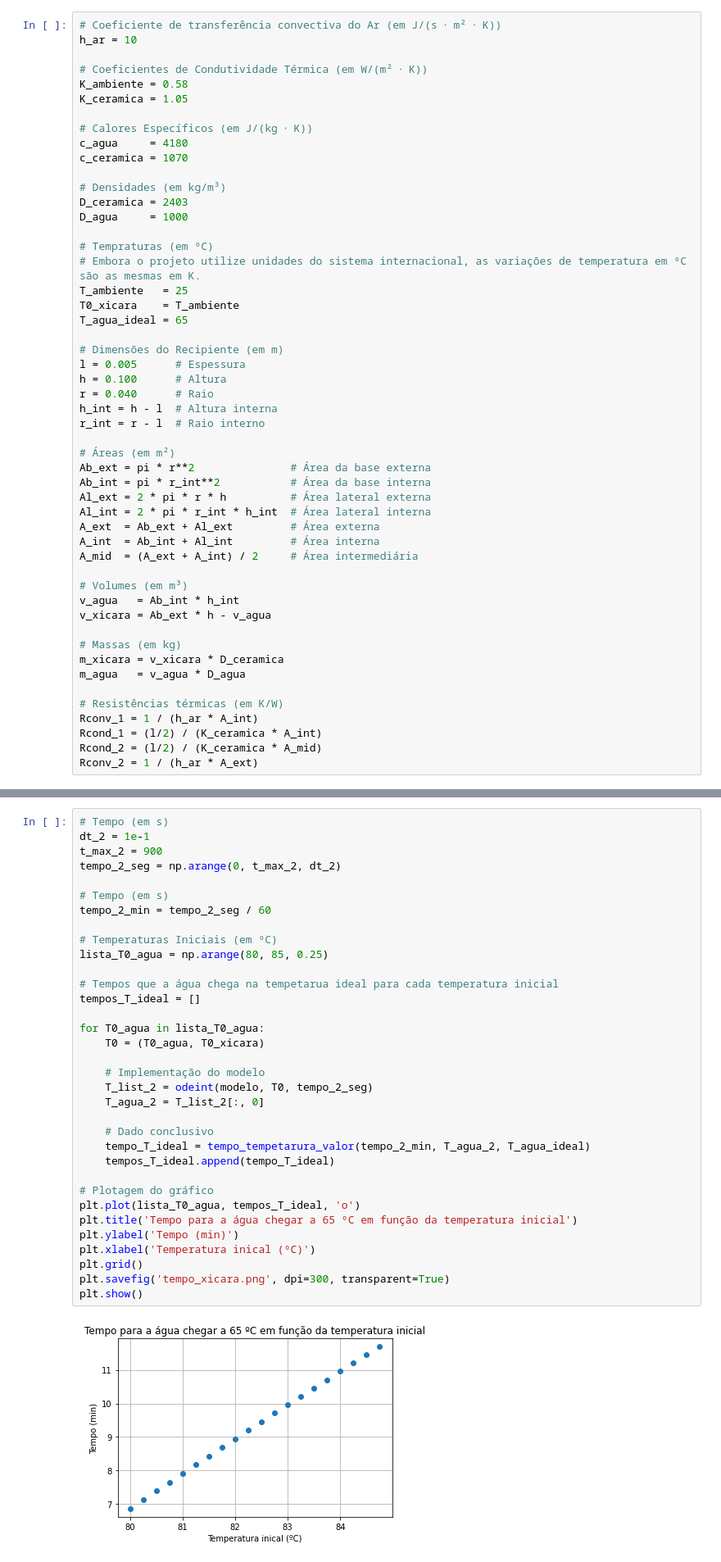
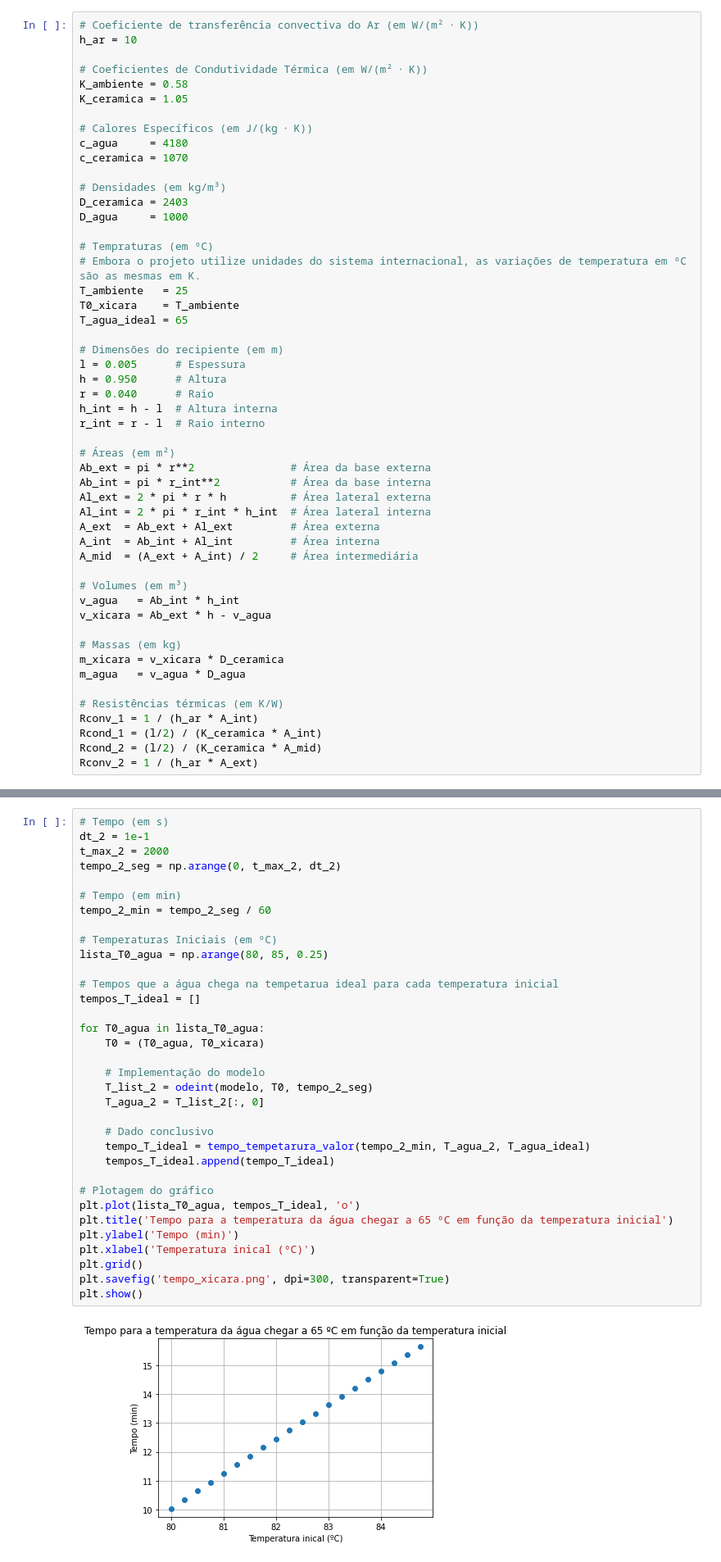
Before and after one commit to rodme02/Projeto_2_ModSim, a Jupyter notebook: Projeto_2.ipynb, the cells around one changed output, grey strips where cells are left out. Shown at 82% size. Saved outputs shown, nothing was run; the diff lists cells and outputs as text.

```diff
--- a/Projeto_2.ipynb
+++ b/Projeto_2.ipynb
@@ -34,7 +40,7 @@ import numpy as np
 from scipy.integrate import odeint
 import matplotlib.pyplot as plt
 # %%
-# Coeficiente de transferência convectiva do Ar (em J/(s ⋅ m² ⋅ K))
+# Coeficiente de transferência convectiva do Ar (em W/(m² ⋅ K))
 h_ar = 10
 
 # Coeficientes de Condutividade Térmica (em W/(m² ⋅ K))
@@ -55,9 +61,9 @@ T_ambiente   = 25
 T0_xicara    = T_ambiente
 T_agua_ideal = 65
 
-# Dimensões do Recipiente (em m)
+# Dimensões do recipiente (em m)
 l = 0.005      # Espessura
-h = 0.100      # Altura
+h = 0.950      # Altura
 r = 0.040      # Raio
 h_int = h - l  # Altura interna
 r_int = r - l  # Raio interno
@@ -187,39 +193,39 @@ def tempo_tempetarura_valor (lista_t, lista_T, T_valor):
 # %%
 # Tempo (em s)
 dt_2 = 1e-1
-t_max_2 = 900
+t_max_2 = 2000
 tempo_2_seg = np.arange(0, t_max_2, dt_2)
 
-# Tempo (em s)
+# Tempo (em min)
 tempo_2_min = tempo_2_seg / 60
 
 # Temperaturas Iniciais (em ºC)
 lista_T0_agua = np.arange(80, 85, 0.25)
 
 # Tempos que a água chega na tempetarua ideal para cada temperatura inicial
 tempos_T_ideal = []
 
 for T0_agua in lista_T0_agua:
     T0 = (T0_agua, T0_xicara)
 
     # Implementação do modelo
     T_list_2 = odeint(modelo, T0, tempo_2_seg)
     T_agua_2 = T_list_2[:, 0]
 
     # Dado conclusivo
     tempo_T_ideal = tempo_tempetarura_valor(tempo_2_min, T_agua_2, T_agua_ideal)
     tempos_T_ideal.append(tempo_T_ideal)
 
 # Plotagem do gráfico
 plt.plot(lista_T0_agua, tempos_T_ideal, 'o')
-plt.title('Tempo para a água chegar a 65 ºC em função da temperatura inicial')
+plt.title('Tempo para a temperatura da água chegar a 65 ºC em função da temperatura inicial')
 plt.ylabel('Tempo (min)')
 plt.xlabel('Temperatura inical (ºC)')
 plt.grid()
 plt.savefig('tempo_xicara.png', dpi=300, transparent=True)
 plt.show()
 # %% [output]
-[figure, old version]
+[figure, new version]
 # %% [markdown]
 ### Conclusão 2
 
```
Also changed, not shown: parts of 6 cells of this notebook, 6 other files.
